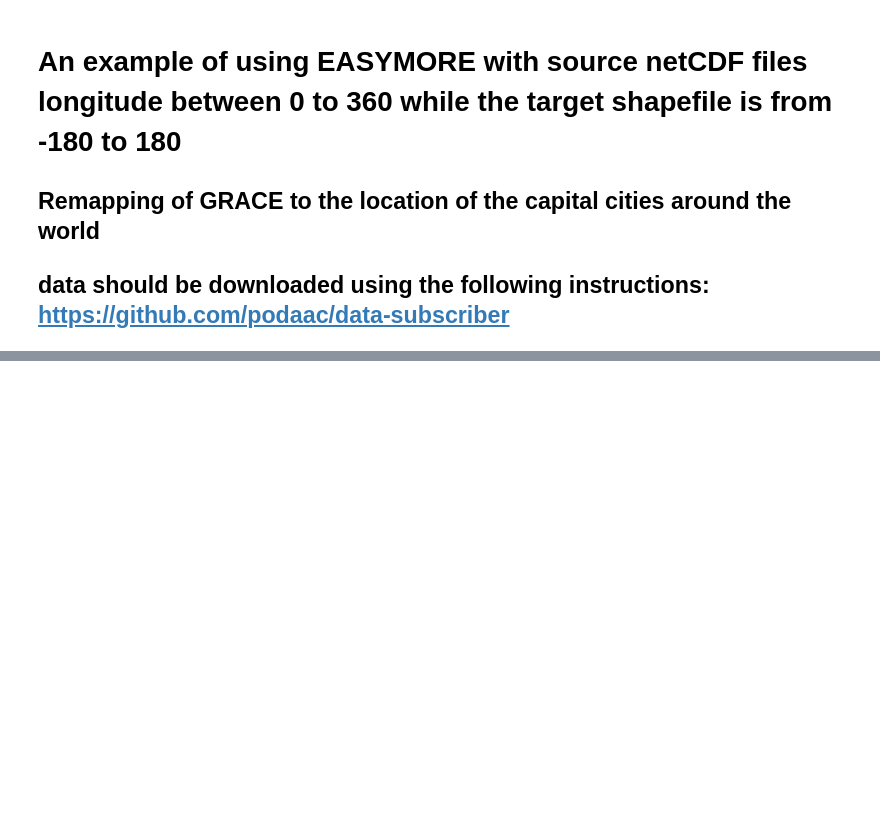
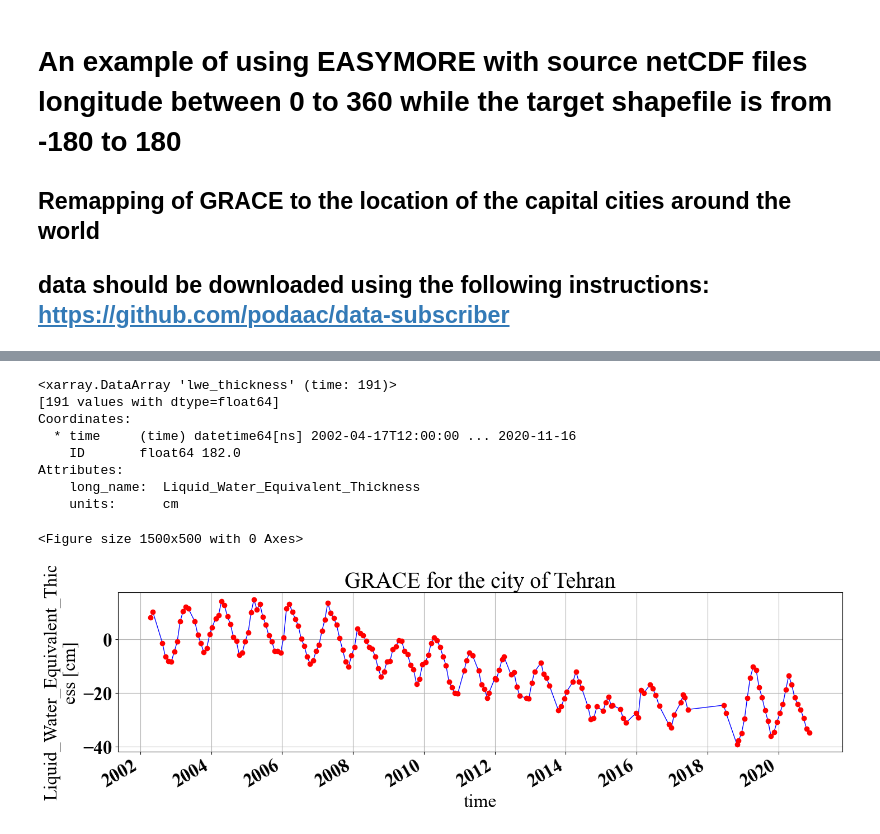
Before and after one commit to ShervanGharari/EASYMORE, a Jupyter notebook: examples/07_GRACE_capitals.ipynb, the cells around one changed output, grey strips where cells are left out. Drawn from its saved outputs; the diff is of its cells as text; code cells hidden in the pictures; blank space fills up the shorter version.

```diff
--- a/examples/07_GRACE_capitals.ipynb
+++ b/examples/07_GRACE_capitals.ipynb
@@ -37,34 +54,45 @@ matplotlib.rc('font', **font)
 
 capital_name = 'Tehran'
 
-ds = xr.open_dataset('./output/capitals_GRACE_remapped_2002-04-17-12-00-00.nc')
+ds = xr.open_dataset('./output/capitals_GRACE_remapped_GRCTellus.JPL.200204_202011.GLO.RL06M.MSCNv02CRI.nc')
 
 shp = gpd.read_file('./temporary/capitals_GRACE_target_shapefile.shp')
 shp = shp[shp['name']==capital_name] # get the data for given capital
 
 # plot found values from the ID of the city
 plt.figure(figsize=(15,5))
 ds_slice = ds.sel(ID = shp.ID_t.iloc[0]) # slice the data for the capital
 print(ds_slice['lwe_thickness'])
 
 # plot the data
 fig, axes = plt.subplots(1,1,figsize=(15,5), facecolor='white')
 ds_slice.lwe_thickness.plot(marker='o', color='blue', linewidth=1, markerfacecolor='red',markeredgecolor='red')
 plt.grid()
 plt.title('GRACE for the city of '+ capital_name)
 plt.tight_layout()
 plt.savefig('./fig/GRACE_'+capital_name+'.png')
 plt.savefig('./fig/GRACE.png')
 
 # # plot found values form the lat lon of the city from the source file
 # plt.figure(figsize=(15,5))
 # ds = xr.open_dataset(GRACE_file_path)
 # if shp.lon_t.iloc[0] > 0:
 #     ds_slice = ds.sel(lat = shp.lat_t.iloc[0], lon = shp.lon_t.iloc[0]     , method ='nearest' )
 # else:
 #     ds_slice = ds.sel(lat = shp.lat_t.iloc[0], lon = shp.lon_t.iloc[0]+ 360, method ='nearest' )
 # ds_slice.lwe_thickness.plot()
 # plt.grid()
+# %% [output]
+<xarray.DataArray 'lwe_thickness' (time: 191)>
+[191 values with dtype=float64]
+Coordinates:
+  * time     (time) datetime64[ns] 2002-04-17T12:00:00 ... 2020-11-16
+    ID       float64 182.0
+Attributes:
+    long_name:  Liquid_Water_Equivalent_Thickness
+    units:      cm
+<Figure size 1500x500 with 0 Axes>
+[figure, added]
 # %%
 # import xarray as xr
 # import urllib.request
```
Also changed, not shown: parts of 1 cell of this notebook, 13 other files.
